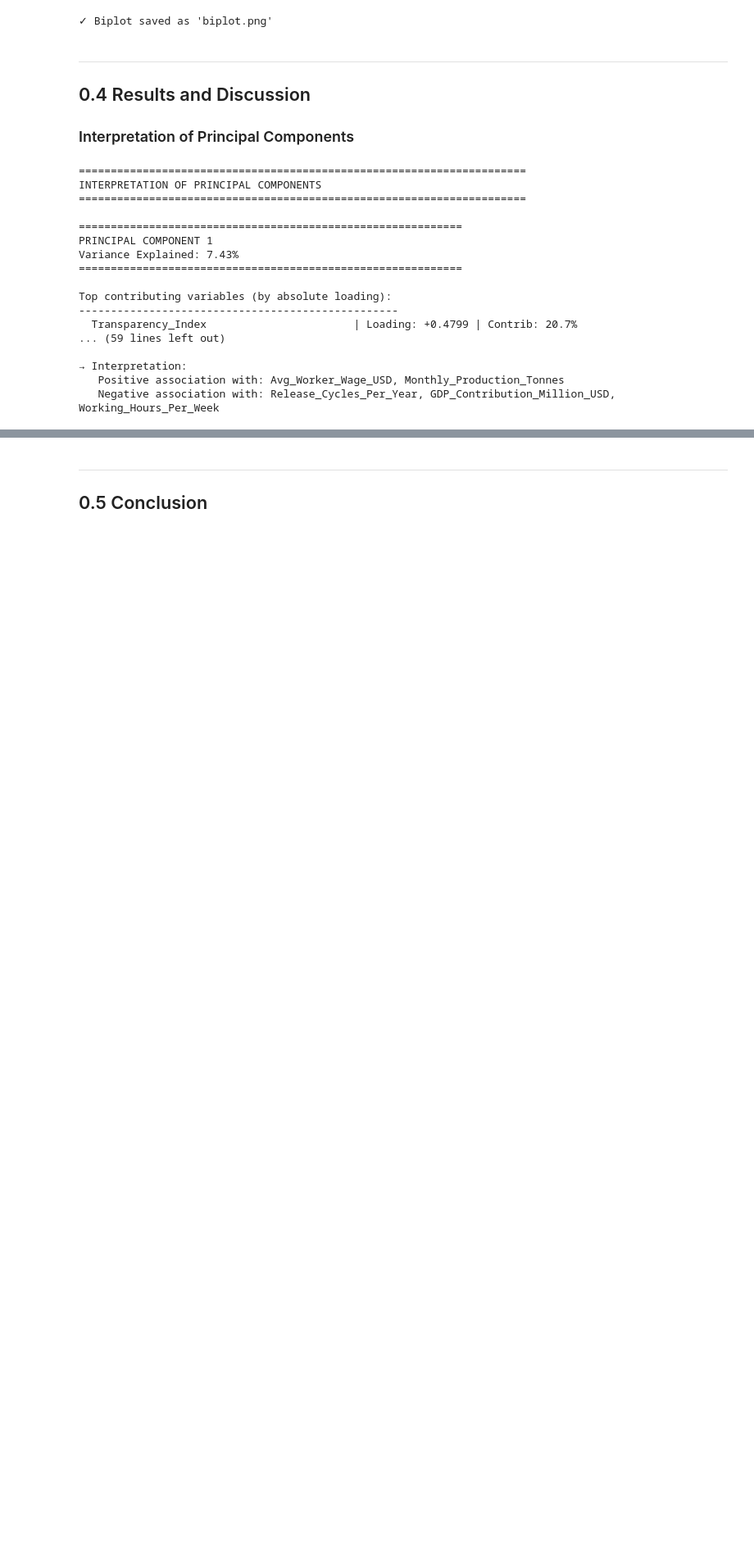
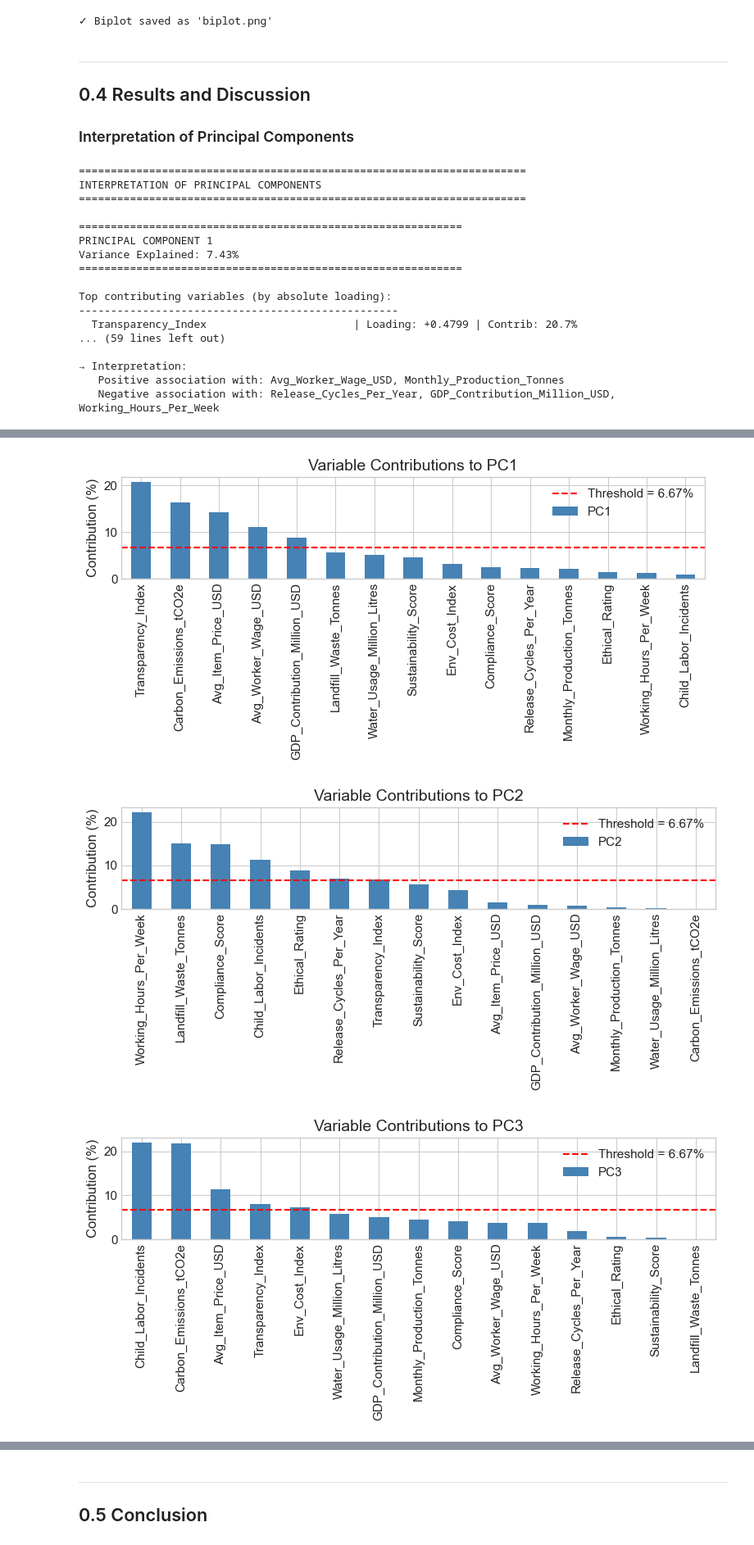
Before and after one commit to iiDaVoDkA/PCA-project, a Jupyter notebook: src/PCA_Fast_Fashion_Environmental_Analysis.ipynb, the cells around one changed output, grey strips where cells are left out. Shown at 82% size. Saved outputs shown, nothing was run; the diff lists cells and outputs as text; code cells hidden in the pictures; blank space fills up the shorter version.

```diff
--- a/src/PCA_Fast_Fashion_Environmental_Analysis.ipynb
+++ b/src/PCA_Fast_Fashion_Environmental_Analysis.ipynb
@@ -774,0 +840,26 @@ Top contributing variables (by absolute loading):
+# %%
+import matplotlib.pyplot as plt
+
+def plot_contributions(contribution_df, threshold):
+    for pc in contribution_df.columns:
+        values = contribution_df[pc].sort_values(ascending=False)
+
+        plt.figure(figsize=(8, 4))
+        values.plot(kind='bar', color='steelblue')
+
+        plt.axhline(threshold, color='red', linestyle='--',
+                    label=f'Threshold = {threshold:.2f}%')
+
+        plt.title(f'Variable Contributions to {pc}')
+        plt.ylabel('Contribution (%)')
+        plt.xticks(rotation=90)
+        plt.legend()
+        plt.tight_layout()
+        plt.show()
+
+# Call the function
+plot_contributions(contribution_df, threshold)
+# %% [output]
+[figure, added]
+[figure, added]
+[figure, added]
```
Also changed, not shown: parts of 2 cells of this notebook.
